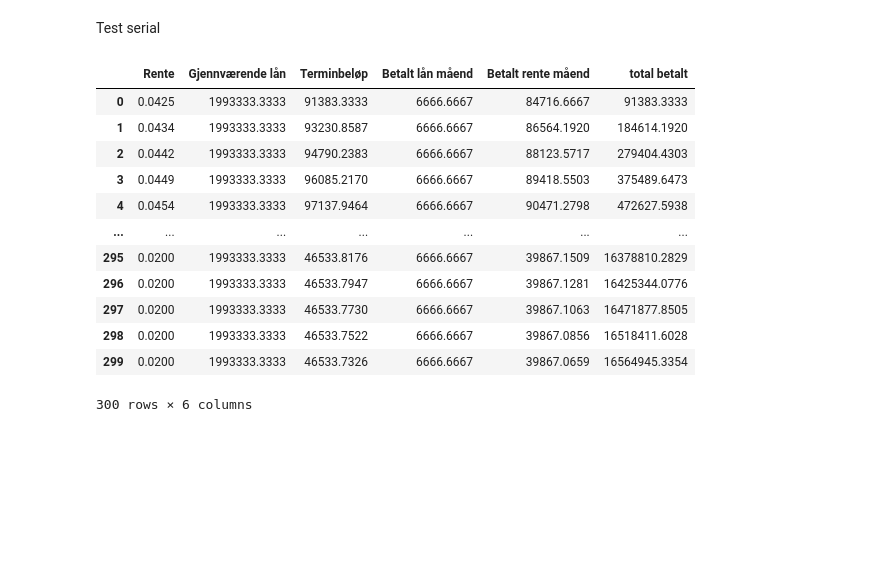
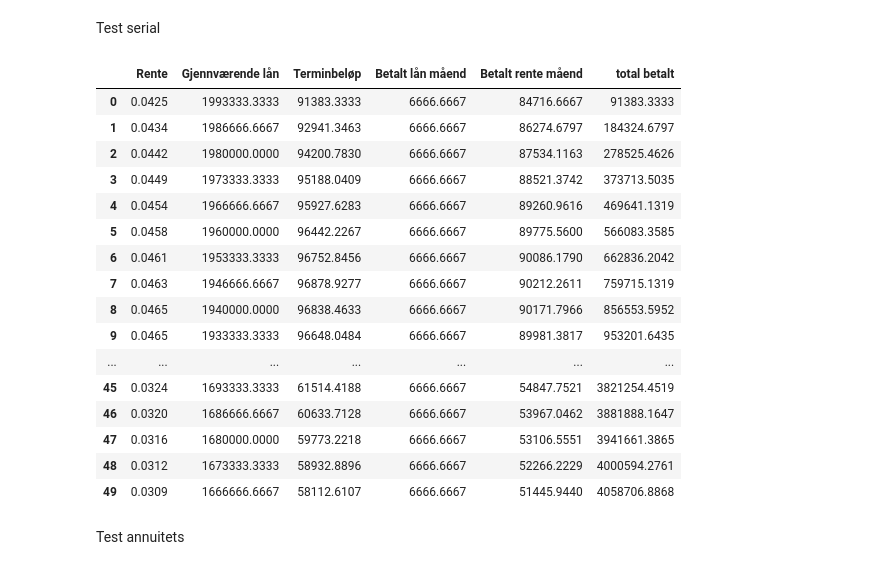
Before and after one commit to 591118/ProsjektADAH2023, a Jupyter notebook: rente.ipynb, the cells around one changed output. Drawn from its saved outputs; the diff is of its cells as text; code cells hidden in the pictures; blank space fills up the shorter version.

Commit message:
annuitetslån / serie - små feil

```diff
--- a/rente.ipynb
+++ b/rente.ipynb
@@ -90,9 +90,9 @@ def serielan_kalkulator(lanbelop, renteliste, antall_ar):
 
     for monthly_interest_rate in renteliste:
 
-        lanet = lanbelop - avdrag
+        lanbelop = lanbelop - avdrag
 
-        rentebeløp = lanet * monthly_interest_rate
+        rentebeløp = lanbelop * monthly_interest_rate
 
         terminbetaling = avdrag + rentebeløp
 
@@ -100,7 +100,7 @@ def serielan_kalkulator(lanbelop, renteliste, antall_ar):
 
         monthly_payments.append({
             "Rente": monthly_interest_rate,
-            "Gjennværende lån": lanet,
+            "Gjennværende lån": lanbelop,
             "Terminbeløp": terminbetaling,
             "Betalt lån måend": avdrag,
             "Betalt rente måend": rentebeløp,
@@ -121,18 +121,22 @@ lan = 2000000
 aar = 25
 # %%
 serie = serielan_kalkulator(lan , rente , aar)
-serie
+serie.head(50)
 # %% [output]
 |  | Rente | Gjennværende lån | Terminbeløp | Betalt lån måend | Betalt rente måend | total betalt |
 | 0 | 0.0425 | 1993333.3333 | 91383.3333 | 6666.6667 | 84716.6667 | 91383.3333 |
-| 1 | 0.0434 | 1993333.3333 | 93230.8587 | 6666.6667 | 86564.1920 | 184614.1920 |
-| 2 | 0.0442 | 1993333.3333 | 94790.2383 | 6666.6667 | 88123.5717 | 279404.4303 |
-| 3 | 0.0449 | 1993333.3333 | 96085.2170 | 6666.6667 | 89418.5503 | 375489.6473 |
-| 4 | 0.0454 | 1993333.3333 | 97137.9464 | 6666.6667 | 90471.2798 | 472627.5938 |
+| 1 | 0.0434 | 1986666.6667 | 92941.3463 | 6666.6667 | 86274.6797 | 184324.6797 |
+| 2 | 0.0442 | 1980000.0000 | 94200.7830 | 6666.6667 | 87534.1163 | 278525.4626 |
+| 3 | 0.0449 | 1973333.3333 | 95188.0409 | 6666.6667 | 88521.3742 | 373713.5035 |
+| 4 | 0.0454 | 1966666.6667 | 95927.6283 | 6666.6667 | 89260.9616 | 469641.1319 |
+| 5 | 0.0458 | 1960000.0000 | 96442.2267 | 6666.6667 | 89775.5600 | 566083.3585 |
+| 6 | 0.0461 | 1953333.3333 | 96752.8456 | 6666.6667 | 90086.1790 | 662836.2042 |
+| 7 | 0.0463 | 1946666.6667 | 96878.9277 | 6666.6667 | 90212.2611 | 759715.1319 |
+| 8 | 0.0465 | 1940000.0000 | 96838.4633 | 6666.6667 | 90171.7966 | 856553.5952 |
+| 9 | 0.0465 | 1933333.3333 | 96648.0484 | 6666.6667 | 89981.3817 | 953201.6435 |
 | ... | ... | ... | ... | ... | ... | ... |
-| 295 | 0.0200 | 1993333.3333 | 46533.8176 | 6666.6667 | 39867.1509 | 16378810.2829 |
-| 296 | 0.0200 | 1993333.3333 | 46533.7947 | 6666.6667 | 39867.1281 | 16425344.0776 |
-| 297 | 0.0200 | 1993333.3333 | 46533.7730 | 6666.6667 | 39867.1063 | 16471877.8505 |
-| 298 | 0.0200 | 1993333.3333 | 46533.7522 | 6666.6667 | 39867.0856 | 16518411.6028 |
-| 299 | 0.0200 | 1993333.3333 | 46533.7326 | 6666.6667 | 39867.0659 | 16564945.3354 |
+| 45 | 0.0324 | 1693333.3333 | 61514.4188 | 6666.6667 | 54847.7521 | 3821254.4519 |
+| 46 | 0.0320 | 1686666.6667 | 60633.7128 | 6666.6667 | 53967.0462 | 3881888.1647 |
+| 47 | 0.0316 | 1680000.0000 | 59773.2218 | 6666.6667 | 53106.5551 | 3941661.3865 |
+| 48 | 0.0312 | 1673333.3333 | 58932.8896 | 6666.6667 | 52266.2229 | 4000594.2761 |
+| 49 | 0.0309 | 1666666.6667 | 58112.6107 | 6666.6667 | 51445.9440 | 4058706.8868 |
-300 rows × 6 columns
@@ -138,0 +182,2 @@ serie
+# %% [markdown]
+Test annuitets
```
Also changed, not shown: parts of 3 cells of this notebook.
